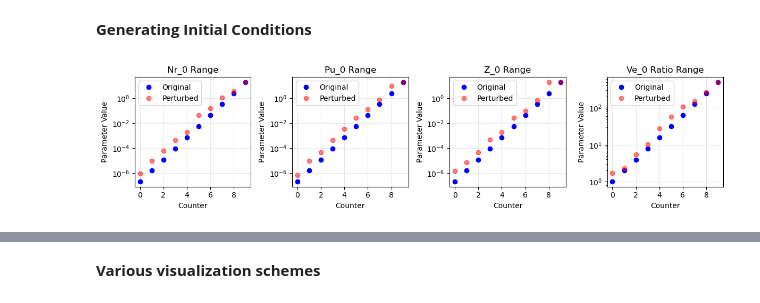
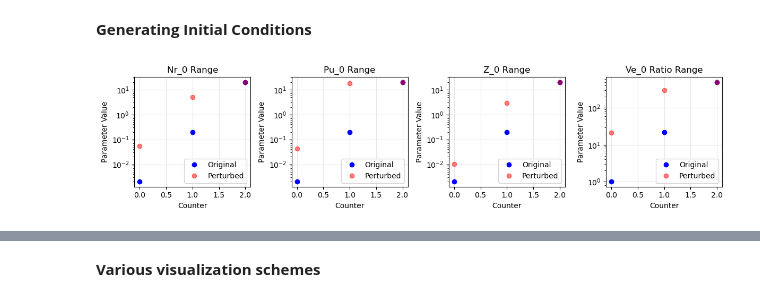
Before and after one commit to JessHolmess/NSF-GCR-Modeling-Repository, a Jupyter notebook: Protocol_1_Transient_Simulations.ipynb, the cells around one changed output, grey strips where cells are left out. Cells and saved outputs as stored; diff of their text form; code cells hidden in the pictures.

```diff
--- a/Protocol_1_Transient_Simulations.ipynb
+++ b/Protocol_1_Transient_Simulations.ipynb
@@ -8,22 +8,22 @@
 # %%
 #Randomly perturbed points defining initial conditions
 
 #Define initial ranges on logarithmic scaling since
 #we require more detail at smaller nutrient levels
-points = 10
+points = 3
 
 #Log space
-N_r_range = np.logspace(-7, 1, points) * 2
-P_U_range = np.logspace(-7, 1, points) * 2
-Z_range   = np.logspace(-7, 1, points) * 2
+N_r_range = np.logspace(-3, 1, points) * 2
+P_U_range = np.logspace(-3, 1, points) * 2
+Z_range   = np.logspace(-3, 1, points) * 2
 V_E_ratio = np.geomspace(1, 500, points)
 
 ranges = [N_r_range, P_U_range, Z_range, V_E_ratio]
 range_names = ["Nr_0", "Pu_0", "Z_0", "Ve_0 Ratio"]
 
 perturbed_ranges = perturb_range(ranges, range_names, pprint=True)
 # %% [output]
-[figure, old version]
+[figure, new version]
 # %%
 print("Initial Condition Set:", 4)
 print("Spacing: Logarithmic")
```
Also changed, not shown: parts of 2 cells of this notebook, 1 other file.
